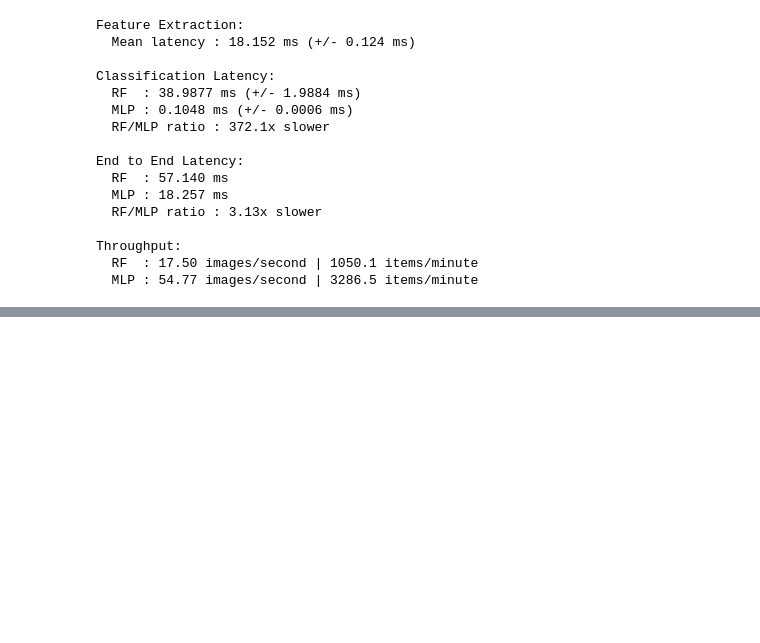
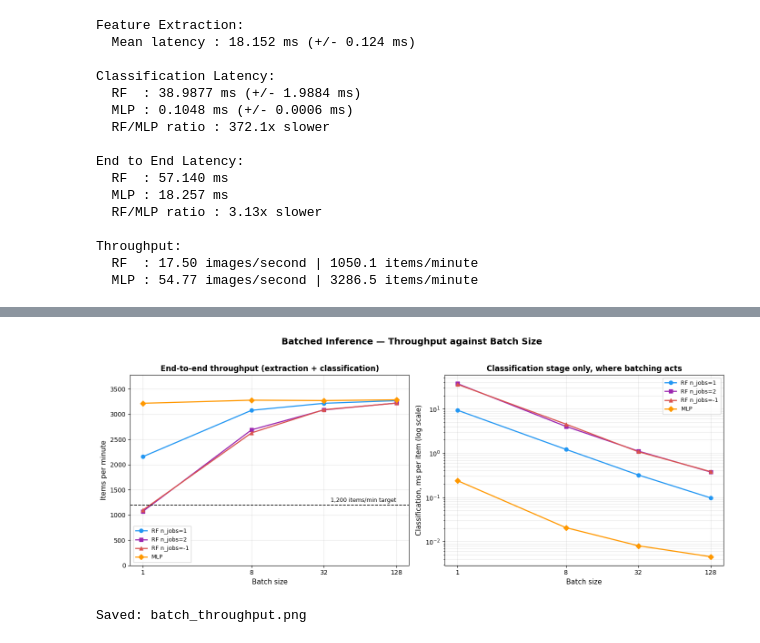
Before and after one commit to Mohamed-Tawfeek19/ml-optical-sorting-TrashNet, a Jupyter notebook: notebooks/07_latency_and_throughput.ipynb, the cells around one changed output, grey strips where cells are left out. Drawn from its saved outputs; the diff is of its cells as text; code cells hidden in the pictures; blank space fills up the shorter version.

```diff
--- a/notebooks/07_latency_and_throughput.ipynb
+++ b/notebooks/07_latency_and_throughput.ipynb
@@ -318,0 +337,9 @@ Throughput:
+# %%
+import pandas as pd
+
+BATCH_SIZES = [1, 8, 32, 128]
+N_JOBS_LIST = [1, 2, -1]
+N_BATCH_RUNS = 50          # timed runs per configuration, after one discarded warm-up
+TARGET_ITEMS_PER_MIN = 1200
+
+print(f"Logical CPUs available: {os.cpu_count()}")
@@ -318,0 +557,58 @@ Throughput:
+# %%
+fig, axes = plt.subplots(1, 2, figsize=(14, 5.5))
+
+styles = {
+    'RF n_jobs=1':  ('#2196F3', 'o'),
+    'RF n_jobs=2':  ('#9C27B0', 's'),
+    'RF n_jobs=-1': ('#d9534f', '^'),
+    'MLP':          ('#FF9800', 'D'),
+}
+
+ax = axes[0]
+for config, (colour, marker) in styles.items():
+    subset = batch_results[batch_results['Configuration'] == config]
+    ax.plot(subset['Batch size'], subset['Items/min'],
+            marker=marker, color=colour, label=config, linewidth=1.8)
+
+ax.axhline(TARGET_ITEMS_PER_MIN, color='black', linestyle='--', linewidth=1.2)
+ax.text(BATCH_SIZES[-1], TARGET_ITEMS_PER_MIN * 1.03,
+        f'{TARGET_ITEMS_PER_MIN:,} items/min target', ha='right', va='bottom', fontsize=9)
+
+ax.set_xscale('log', base=2)
+ax.set_xticks(BATCH_SIZES)
+ax.set_xticklabels(BATCH_SIZES)
+ax.set_xlabel('Batch size', fontsize=11)
+ax.set_ylabel('Items per minute', fontsize=11)
+ax.set_title('End-to-end throughput (extraction + classification)',
+             fontsize=12, fontweight='bold')
+ax.set_ylim(0, max(batch_results['Items/min']) * 1.15)
+ax.legend(fontsize=9)
+ax.grid(alpha=0.3)
+
+ax = axes[1]
+for config, (colour, marker) in styles.items():
+    subset = batch_results[batch_results['Configuration'] == config]
+    ax.plot(subset['Batch size'], subset['Classification ms/item'],
+            marker=marker, color=colour, label=config, linewidth=1.8)
+
+ax.set_xscale('log', base=2)
+ax.set_yscale('log')
+ax.set_xticks(BATCH_SIZES)
+ax.set_xticklabels(BATCH_SIZES)
+ax.set_xlabel('Batch size', fontsize=11)
+ax.set_ylabel('Classification, ms per item (log scale)', fontsize=11)
+ax.set_title('Classification stage only, where batching acts',
+             fontsize=12, fontweight='bold')
+ax.legend(fontsize=9)
+ax.grid(alpha=0.3, which='both')
+
+plt.suptitle('Batched Inference \u2014 Throughput against Batch Size',
+             fontsize=14, fontweight='bold', y=1.02)
+plt.tight_layout()
+plt.savefig(os.path.join(FIGURES_PATH, 'batch_throughput.png'), dpi=150,
+            bbox_inches='tight')
+plt.show()
+print("Saved: batch_throughput.png")
+# %% [output]
+[figure, added]
+Saved: batch_throughput.png
```
Also changed, not shown: parts of 9 cells of this notebook, 29 other files.
